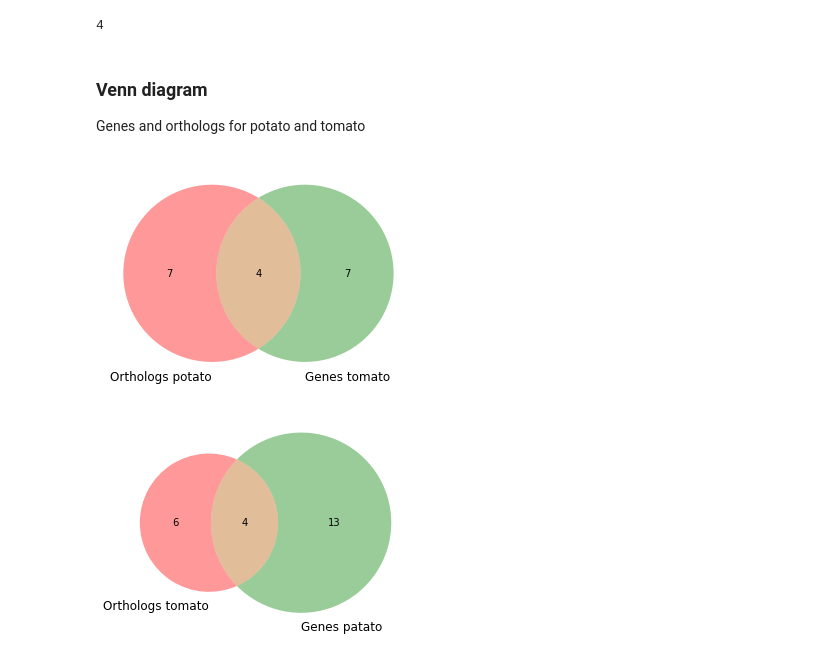
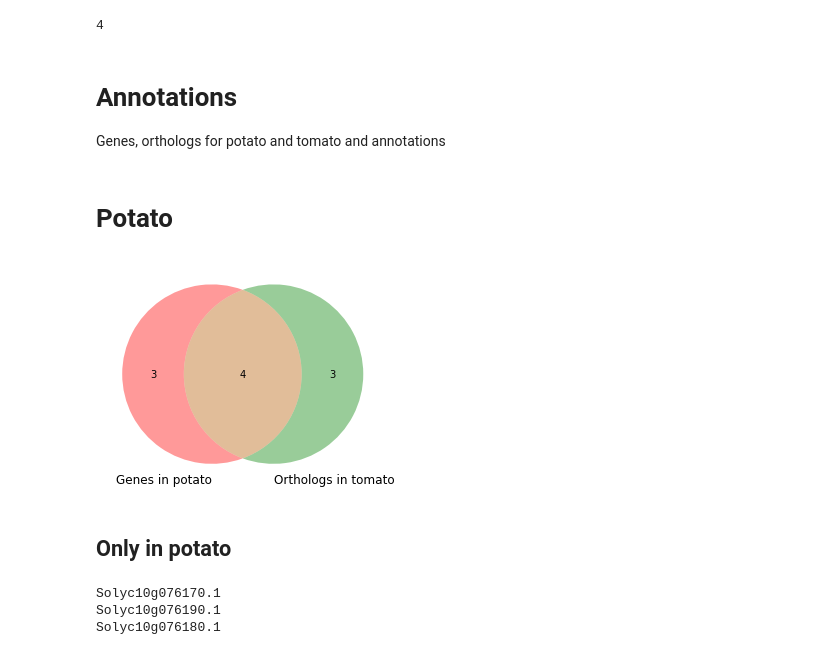
Before and after one commit to candYgene/queries, a Jupyter notebook: jupyter/Orthologs.ipynb, the cells around one changed output. Saved outputs shown, nothing was run; the diff lists cells and outputs as text; code cells hidden in the pictures.

Commit message:
added annotations

```diff
--- a/jupyter/Orthologs.ipynb
+++ b/jupyter/Orthologs.ipynb
@@ -191,21 +191,5 @@ len(genesT.index.unique() & genesP["ortholog_gene_id"].unique())
 # %% [output]
 4
 # %% [markdown]
-### Venn diagram
-Genes and orthologs for potato and tomato
+# Annotations
+Genes, orthologs for potato and tomato and annotations
-# %%
-import matplotlib.pyplot as plt
-from matplotlib_venn import venn2
-np1=genesP["ortholog_gene_id"].nunique()
-np2=len(genesT.index.unique())
-np3=len(genesT.index.unique() & genesP["ortholog_gene_id"].unique())
-venn2(subsets = (np1, np2, np3), set_labels = ("Orthologs potato", "Genes tomato"))
-plt.show()
-nt1=genesT["ortholog_gene_id"].nunique()
-nt2=len(genesP.index.unique())
-nt3=len(genesP.index.unique() & genesT["ortholog_gene_id"].unique())
-venn2(subsets = (nt1, nt2, nt3), set_labels = ("Orthologs tomato", "Genes patato"))
-plt.show()
-# %% [output]
-[figure, removed]
-[figure, removed]
@@ -211,0 +200,20 @@ plt.show()
+# %% [markdown]
+# Potato
+# %%
+setp1 = genesT.index.unique()
+setp2 = genesP["ortholog_gene_id"].dropna().unique()
+setp3 = setp1 & setp2
+setp1 = list(set(setp1)-set(setp3))
+setp2 = list(set(setp2)-set(setp3))
+venn2(subsets = (len(setp1), len(setp2), len(setp3)), set_labels = ("Genes in potato", "Orthologs in tomato"))
+plt.show()
+# %% [output]
+[figure, added]
+# %% [markdown]
+## Only in potato
+# %%
+print(*setp1, sep = "\n")
+# %% [output]
+Solyc10g076170.1
+Solyc10g076190.1
+Solyc10g076180.1
```
Also changed, not shown: parts of 19 cells of this notebook, 3 other files.
